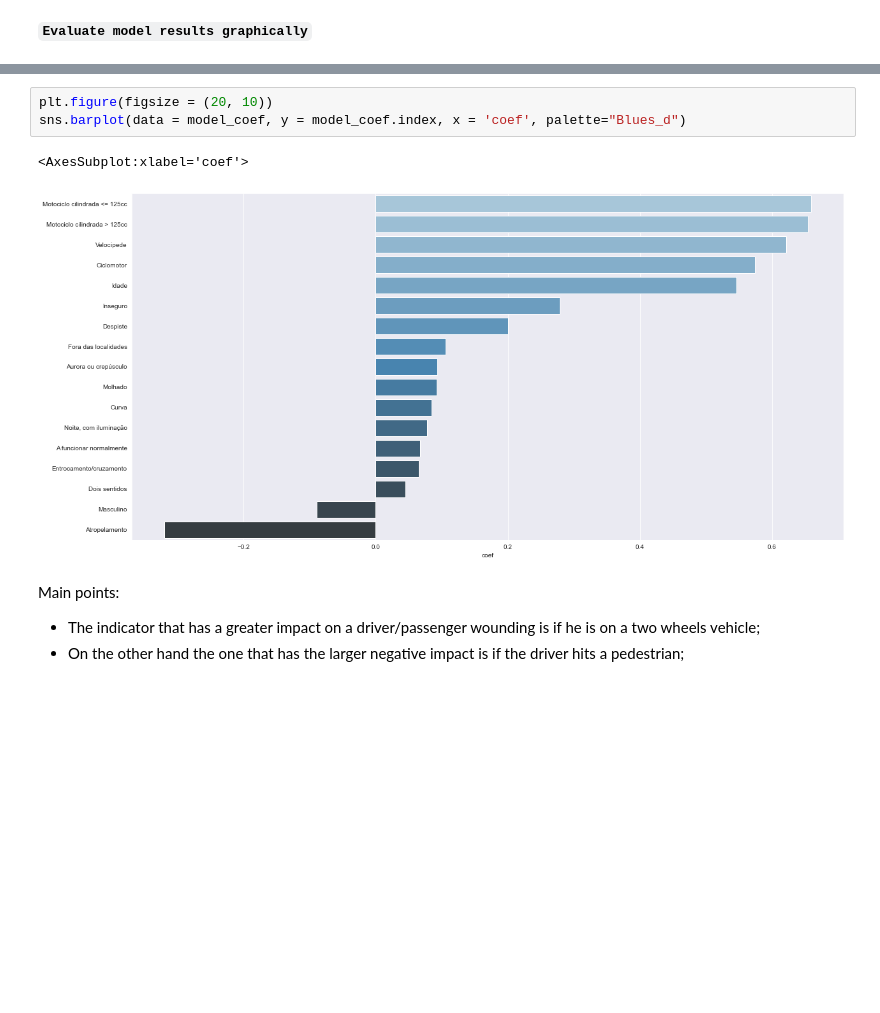
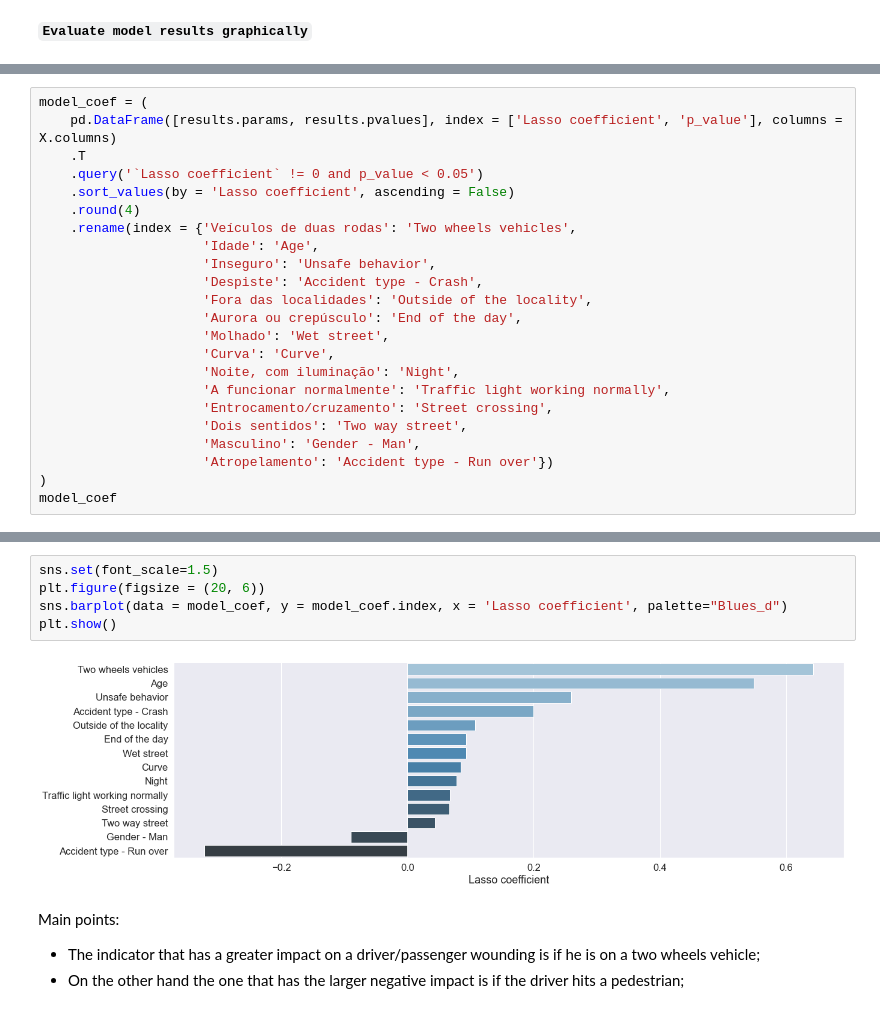
Before and after one commit to FabioParaiso/eds_pfds_project, a Jupyter notebook: 01-notebooks/0.2-accident-police-evaluation.ipynb, the cells around one changed output, grey strips where cells are left out. Saved outputs shown, nothing was run; the diff lists cells and outputs as text; blank space fills up the shorter version.

```diff
--- a/01-notebooks/0.2-accident-police-evaluation.ipynb
+++ b/01-notebooks/0.2-accident-police-evaluation.ipynb
@@ -225,0 +218,23 @@ model_coef = (
+# %%
+model_coef = (
+    pd.DataFrame([results.params, results.pvalues], index = ['Lasso coefficient', 'p_value'], columns = X.columns)
+    .T
+    .query('`Lasso coefficient` != 0 and p_value < 0.05')
+    .sort_values(by = 'Lasso coefficient', ascending = False)
+    .round(4)
+    .rename(index = {'Veículos de duas rodas': 'Two wheels vehicles',
+                     'Idade': 'Age',
+                     'Inseguro': 'Unsafe behavior',
+                     'Despiste': 'Accident type - Crash',
+                     'Fora das localidades': 'Outside of the locality',
+                     'Aurora ou crepúsculo': 'End of the day',
+                     'Molhado': 'Wet street',
+                     'Curva': 'Curve',
+                     'Noite, com iluminação': 'Night',
+                     'A funcionar normalmente': 'Traffic light working normally',
+                     'Entrocamento/cruzamento': 'Street crossing',
+                     'Dois sentidos': 'Two way street',
+                     'Masculino': 'Gender - Man',
+                     'Atropelamento': 'Accident type - Run over'})
+)
+model_coef
@@ -226,9 +257,10 @@ model_coef = (
 # %%
-plt.figure(figsize = (20, 10))
-sns.barplot(data = model_coef, y = model_coef.index, x = 'coef', palette="Blues_d")
+sns.set(font_scale=1.5)
+plt.figure(figsize = (20, 6))
+sns.barplot(data = model_coef, y = model_coef.index, x = 'Lasso coefficient', palette="Blues_d")
+plt.show()
 # %% [output]
-<AxesSubplot:xlabel='coef'>
-[figure, old version]
+[figure, new version]
 # %% [markdown]
 Main points:
 * The indicator that has a greater impact on a driver/passenger wounding is if he is on a two wheels vehicle;
```
Also changed, not shown: parts of 3 cells of this notebook, 7 other files.
